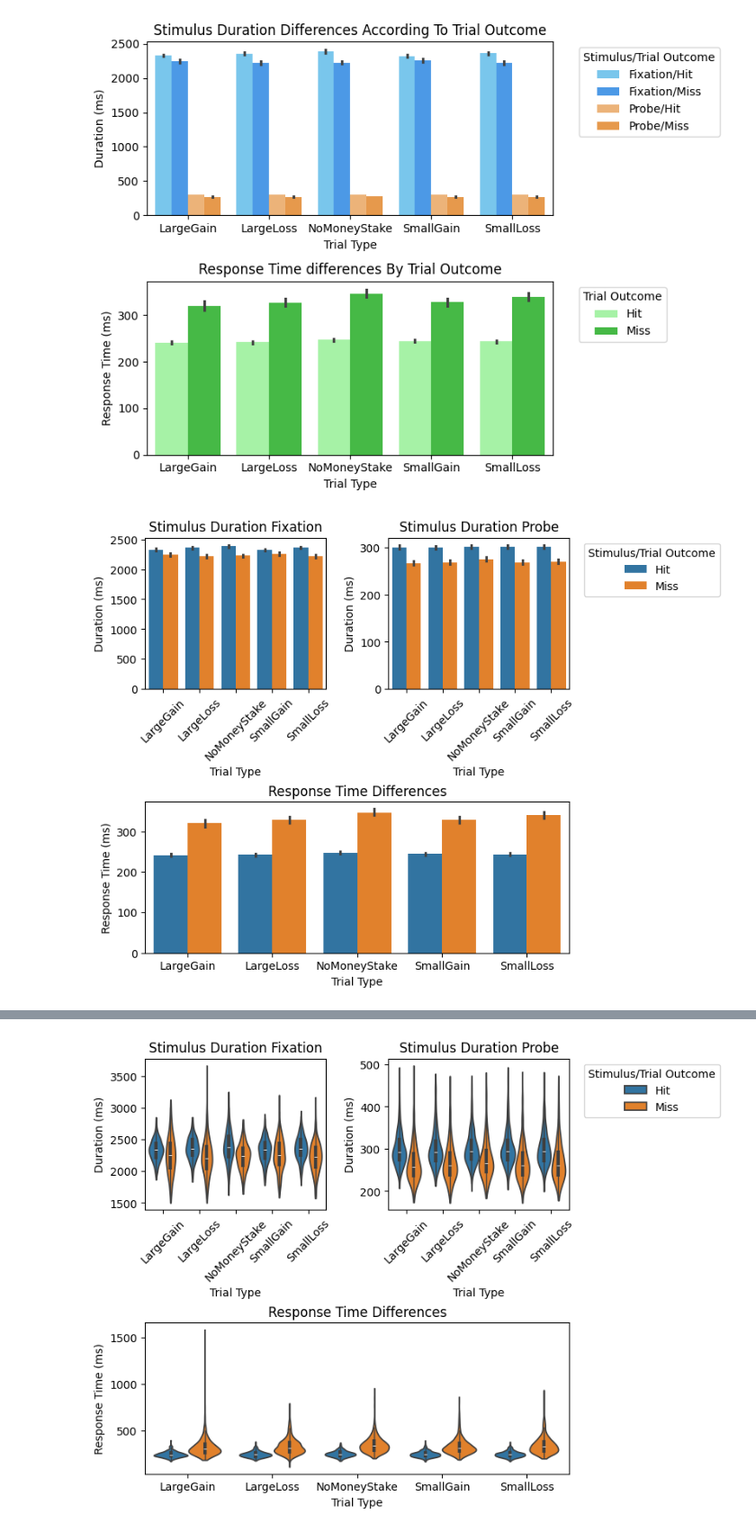
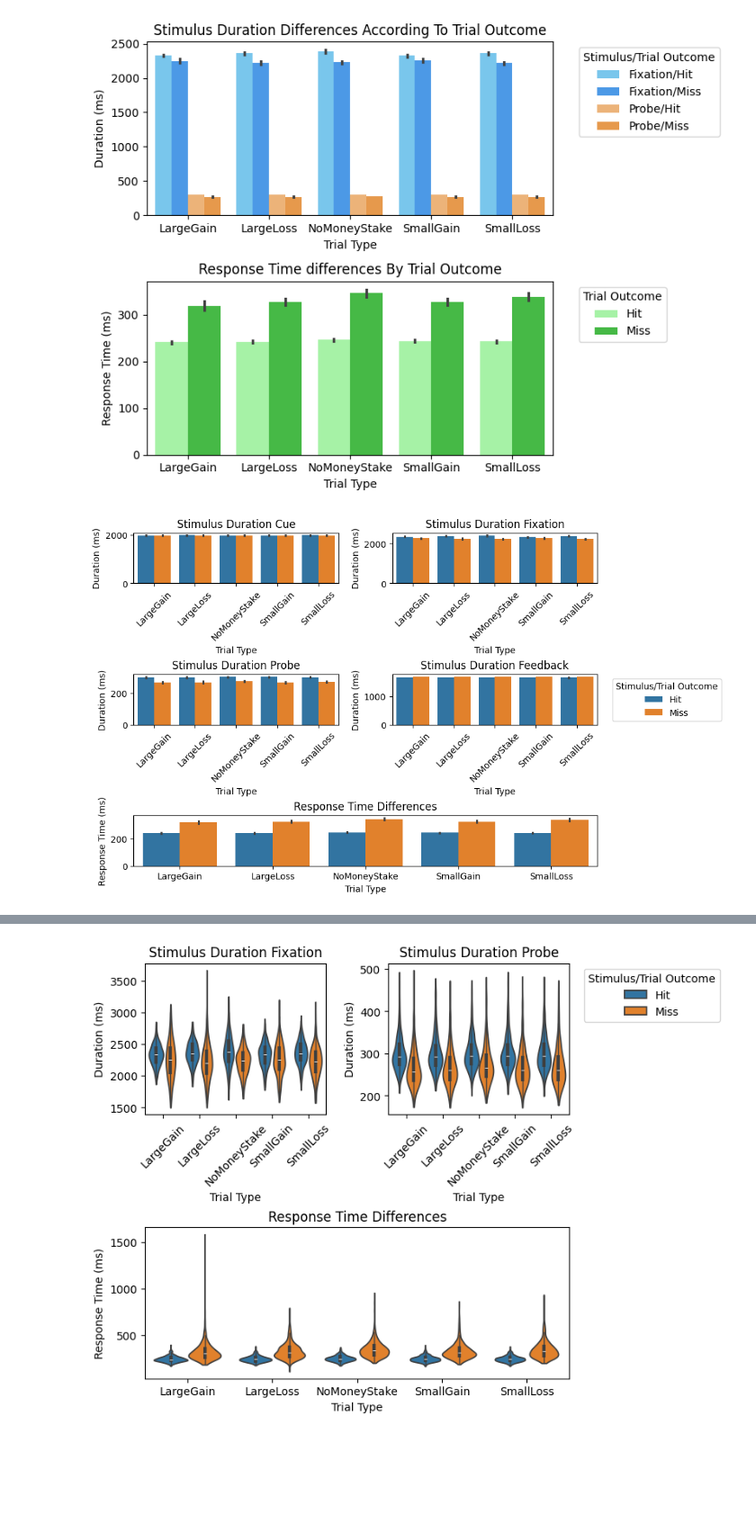
Before and after one commit to poldrack/MID_simulations, a Jupyter notebook: manuscript_code/duration_rt_by_condition_outcome.ipynb, the cells around one changed output, grey strips where cells are left out. Shown at 90% size. Drawn from its saved outputs; the diff is of its cells as text; code cells hidden in the pictures; blank space fills up the shorter version.

```diff
--- a/manuscript_code/duration_rt_by_condition_outcome.ipynb
+++ b/manuscript_code/duration_rt_by_condition_outcome.ipynb
@@ -43,5 +41,6 @@ def get_all_durations(sub):
 all_dfs_duration = []
 for sub in range(1, 501):
     df = get_all_durations(sub)
+    df['SUBJECT'] = sub
     all_dfs_duration.append(df)
 concatenated_df_duration = pd.concat(all_dfs_duration, ignore_index=True)
@@ -207,7 +294,7 @@ for sub in range(1, 501):
 concatenated_df_rts = pd.concat(all_dfs_rts, ignore_index=True)
 # %%
 concatenated_df_rts['stimulus_outcome'] = concatenated_df_duration_long.apply(
-    lambda row: f'Hit' if row['PROBE_HIT'] == 1 else f'Miss', axis=1
+    lambda row: 'Hit' if row['PROBE_HIT'] == 1 else 'Miss', axis=1
 )
 # %%
 concatenated_df_rts['Response Time'].min(), concatenated_df_rts['Response Time'].max()
@@ -326,6 +413,10 @@ concatenated_df_duration_long_no_td1[['Stimulus_new', 'Outcome']] = (
     concatenated_df_duration_long_no_td1['stimulus_outcome'].str.split('/', expand=True)
 )
 
+duration_data_cue = concatenated_df_duration_long_no_td1[
+    concatenated_df_duration_long_no_td1['Stimulus_new'] == 'Cue'
+]
+
 duration_data_fixation = concatenated_df_duration_long_no_td1[
     concatenated_df_duration_long_no_td1['Stimulus_new'] == 'Fixation'
 ]
@@ -333,57 +424,92 @@ duration_data_probe = concatenated_df_duration_long_no_td1[
     concatenated_df_duration_long_no_td1['Stimulus_new'] == 'Probe'
 ]
 
+duration_data_feedback = concatenated_df_duration_long_no_td1[
+    concatenated_df_duration_long_no_td1['Stimulus_new'] == 'Feedback'
+]
+
 # fig, axs = plt.subplots(2, 1, figsize=(8,6))
-fig = plt.figure(constrained_layout=True, figsize=(8, 6))
-gs = GridSpec(2, 2, figure=fig)
+fig = plt.figure(constrained_layout=True, figsize=(10, 6))
+gs = GridSpec(3, 2, figure=fig)
 ax1 = fig.add_subplot(gs[0, 0])
 ax2 = fig.add_subplot(gs[0, 1])
-ax3 = fig.add_subplot(gs[1, :])
+ax3 = fig.add_subplot(gs[1, 0])
+ax4 = fig.add_subplot(gs[1, 1])
+ax5 = fig.add_subplot(gs[2, :])
+
+sns.barplot(
+    x='TRIAL_TYPE',
+    y='duration_ms',
+    hue='Outcome',
+    data=duration_data_cue,
+    hue_order=['Hit', 'Miss'],
+    ax=ax1,
+    legend=False,
+)
+ax1.set_ylabel('Duration (ms)', fontsize=axs_label_fontsize)
+ax1.set_xlabel('Trial Type', fontsize=axs_label_fontsize)
+ax1.set_title('Stimulus Duration Cue')
+ax1.tick_params(axis='x', labelsize=10, rotation=45)
 
 sns.barplot(
     x='TRIAL_TYPE',
     y='duration_ms',
     hue='Outcome',
     data=duration_data_fixation,
     hue_order=['Hit', 'Miss'],
-    ax=ax1,
+    ax=ax2,
     legend=False,
 )
-ax1.set_ylabel('Duration (ms)', fontsize=axs_label_fontsize)
-ax1.set_xlabel('Trial Type', fontsize=axs_label_fontsize)
-ax1.set_title('Stimulus Duration Fixation')
-ax1.tick_params(axis='x', labelsize=10, rotation=45)
+ax2.set_ylabel('Duration (ms)', fontsize=axs_label_fontsize)
+ax2.set_xlabel('Trial Type', fontsize=axs_label_fontsize)
+ax2.set_title('Stimulus Duration Fixation')
+ax2.tick_params(axis='x', labelsize=10, rotation=45)
 
 sns.barplot(
     x='TRIAL_TYPE',
     y='duration_ms',
     hue='Outcome',
     data=duration_data_probe,
     hue_order=['Hit', 'Miss'],
-    ax=ax2,
+    ax=ax3,
+    legend=False,
+)
+ax3.set_ylabel('Duration (ms)', fontsize=axs_label_fontsize)
+ax3.set_xlabel('Trial Type', fontsize=axs_label_fontsize)
+ax3.set_title('Stimulus Duration Probe')
+ax3.tick_params(axis='x', labelsize=10, rotation=45)
+# ax3.legend(title='Stimulus/Trial Outcome', bbox_to_anchor=(1.05, 1), loc='upper left')
+
+sns.barplot(
+    x='TRIAL_TYPE',
+    y='duration_ms',
+    hue='Outcome',
+    data=duration_data_feedback,
+    hue_order=['Hit', 'Miss'],
+    ax=ax4,
     legend=True,
 )
+ax4.set_ylabel('Duration (ms)', fontsize=axs_label_fontsize)
+ax4.set_xlabel('Trial Type', fontsize=axs_label_fontsize)
+ax4.set_title('Stimulus Duration Feedback')
+ax4.tick_params(axis='x', labelsize=10, rotation=45)
+ax4.legend(title='Stimulus/Trial Outcome', bbox_to_anchor=(1.05, 1), loc='upper left')
 
-ax2.set_ylabel('Duration (ms)', fontsize=axs_label_fontsize)
-ax2.set_xlabel('Trial Type', fontsize=axs_label_fontsize)
-ax2.set_title('Stimulus Duration Probe')
-ax2.tick_params(axis='x', labelsize=10, rotation=45)
-ax2.legend(title='Stimulus/Trial Outcome', bbox_to_anchor=(1.05, 1), loc='upper left')
+
 sns.barplot(
     x='TRIAL_TYPE',
     y='Response Time',
     hue='stimulus_outcome',
     data=concatenated_df_rts,
-    ax=ax3,
+    ax=ax5,
     hue_order=['Hit', 'Miss'],
     legend=False,
 )
-
-ax3.set_ylabel('Response Time (ms)', fontsize=axs_label_fontsize)
-ax3.set_xlabel('Trial Type', fontsize=axs_label_fontsize)
-ax3.set_title('Response Time Differences')
+ax5.set_ylabel('Response Time (ms)', fontsize=axs_label_fontsize)
+ax5.set_xlabel('Trial Type', fontsize=axs_label_fontsize)
+ax5.set_title('Response Time Differences')
 plt.savefig(f'{figure_output_path}/durations_rts_by_hit_miss_3panel_bar.pdf')
 
 plt.show()
 # %% [output]
-[figure, old version]
+[figure, new version]
```
Also changed, not shown: parts of 13 cells of this notebook, 1 other file.
